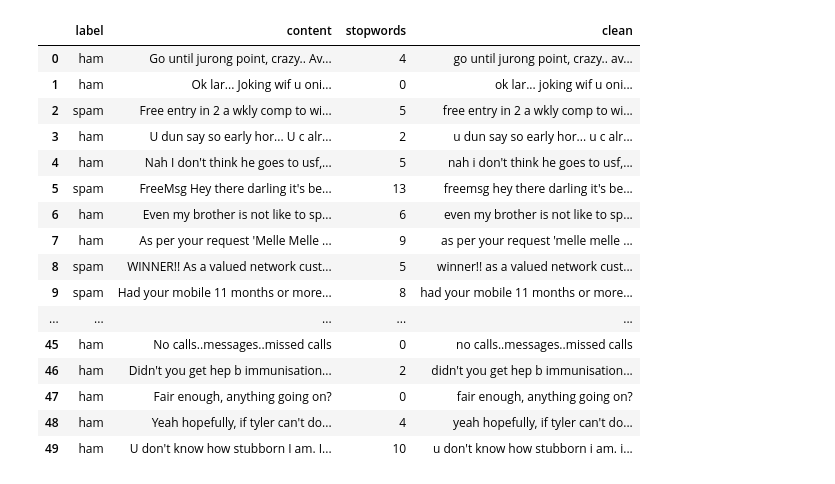
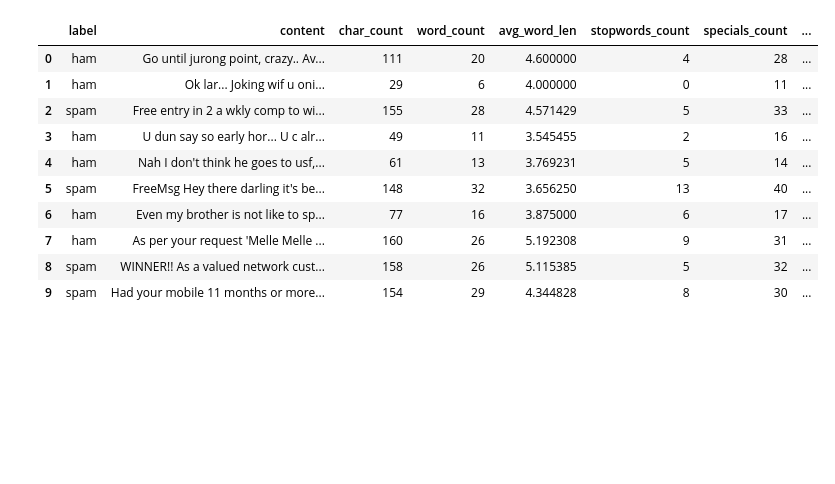
Before and after one commit to zonive/sms-spam-classifier, a Jupyter notebook: projekt.ipynb, the cells around one changed output. Cells and saved outputs as stored; diff of their text form; code cells hidden in the pictures; blank space fills up the shorter version.

Commit message:
Update projekt.ipynb
Zrobiona normalizacja, zrobić wektory

```diff
--- a/projekt.ipynb
+++ b/projekt.ipynb
@@ -3,5 +13,5 @@ import pandas as pd
 # %%
 #Delete unnecesary column and chech length of messeage
-train = pd.read_csv('spam.csv', encoding = 'latin-1')
-train.drop(['Unnamed: 2', 'Unnamed: 3', 'Unnamed: 4'], axis=1, inplace=True)
-train.columns = ['label', 'content']
+normal = pd.read_csv('spam.csv', encoding = 'latin-1')
+normal.drop(['Unnamed: 2', 'Unnamed: 3', 'Unnamed: 4'], axis=1, inplace=True)
+normal.columns = ['label', 'content']
@@ -8,14 +20,12 @@ train.columns = ['label', 'content']
 # %%
-#Stats
-train['char_count'] = train['content'].apply(len)
-train['word_count'] = train['content'].apply(lambda x: len(str(x).split(" ")))
+#Length of message
+normal['char_count'] = normal['content'].apply(len)
+#Counting words
+normal['word_count'] = normal['content'].apply(lambda x: len(str(x).split(" ")))
 # %%
+#Length of average word in message
 def avg_word_len(sentence):
     words = sentence.split()
     return (sum(len(word) for word in words)/len(words))
 
-train['avg_word_len'] = train['content'].apply(lambda x: avg_word_len(x))
-
-train.head(10)
-
-#tu zrobić wykresy
+normal['avg_word_len'] = normal['content'].apply(lambda x: avg_word_len(x))
@@ -34,11 +32,6 @@ train.head(10)
 # %%
-#Text processing
-import nltk
-from nltk.corpus import stopwords
-
-nltk.download('stopwords')
+#Counting stopwords
+#nltk.download('stopwords')
 stop = stopwords.words('english')
 
-train['stopwords'] = train['content'].apply(lambda x : len([x for x in x.split() if x in stop]))
-
-train[['label', 'content', 'stopwords']].head()
+normal['stopwords_count'] = normal['content'].apply(lambda x : len([x for x in x.split() if x in stop]))
@@ -54,0 +38,21 @@ train[['label', 'content', 'stopwords']].head()
+# %%
+#Counting specials and  numeric chars
+normal['specials_count'] = normal['content'].apply(lambda x: len(re.sub('[\w]+', '', x)))
+normal['numerics_count'] = normal['content'].apply(lambda x: len([x for x in x.split() if x.isdigit()]))
+
+#Counting words with only upper letters
+normal['uppers_count'] = normal['content'].apply(lambda x: len([x for x in x.split() if x.isupper()]))
+
+normal.head(10)
+# %% [output]
+|  | label | content | char_count | word_count | avg_word_len | stopwords_count | specials_count | ... |
+| 0 | ham | Go until jurong point, crazy.. Av... | 111 | 20 | 4.600000 | 4 | 28 | ... |
+| 1 | ham | Ok lar... Joking wif u oni... | 29 | 6 | 4.000000 | 0 | 11 | ... |
+| 2 | spam | Free entry in 2 a wkly comp to wi... | 155 | 28 | 4.571429 | 5 | 33 | ... |
+| 3 | ham | U dun say so early hor... U c alr... | 49 | 11 | 3.545455 | 2 | 16 | ... |
+| 4 | ham | Nah I don't think he goes to usf,... | 61 | 13 | 3.769231 | 5 | 14 | ... |
+| 5 | spam | FreeMsg Hey there darling it's be... | 148 | 32 | 3.656250 | 13 | 40 | ... |
+| 6 | ham | Even my brother is not like to sp... | 77 | 16 | 3.875000 | 6 | 17 | ... |
+| 7 | ham | As per your request 'Melle Melle ... | 160 | 26 | 5.192308 | 9 | 31 | ... |
+| 8 | spam | WINNER!! As a valued network cust... | 158 | 26 | 5.115385 | 5 | 32 | ... |
+| 9 | spam | Had your mobile 11 months or more... | 154 | 29 | 4.344828 | 8 | 30 | ... |
@@ -55,22 +63,10 @@ train[['label', 'content', 'stopwords']].head()
 # %%
+#save date before processing to comparize
+normal['backup'] = normal['content']
+
 #toLower
-train['clean'] = train['content'].apply(lambda x: " ".join(x.lower() for x in x.split()))
-train[['label', 'content', 'stopwords','clean']].head(50)
+normal['content'] = normal['content'].apply(lambda x: " ".join(x.lower() for x in x.split()))
+#remove specials
+normal['content'] = normal['content'].str.replace('[^\w\s]','')
+#remove stopwords
+normal['content'] = normal['content'].apply(lambda x: " ".join(x for x in x.split() if x not in stop))
-# %% [output]
-|  | label | content | stopwords | clean |
-| 0 | ham | Go until jurong point, crazy.. Av... | 4 | go until jurong point, crazy.. av... |
-| 1 | ham | Ok lar... Joking wif u oni... | 0 | ok lar... joking wif u oni... |
-| 2 | spam | Free entry in 2 a wkly comp to wi... | 5 | free entry in 2 a wkly comp to wi... |
-| 3 | ham | U dun say so early hor... U c alr... | 2 | u dun say so early hor... u c alr... |
-| 4 | ham | Nah I don't think he goes to usf,... | 5 | nah i don't think he goes to usf,... |
-| 5 | spam | FreeMsg Hey there darling it's be... | 13 | freemsg hey there darling it's be... |
-| 6 | ham | Even my brother is not like to sp... | 6 | even my brother is not like to sp... |
-| 7 | ham | As per your request 'Melle Melle ... | 9 | as per your request 'melle melle ... |
-| 8 | spam | WINNER!! As a valued network cust... | 5 | winner!! as a valued network cust... |
-| 9 | spam | Had your mobile 11 months or more... | 8 | had your mobile 11 months or more... |
-| ... | ... | ... | ... | ... |
-| 45 | ham | No calls..messages..missed calls | 0 | no calls..messages..missed calls |
-| 46 | ham | Didn't you get hep b immunisation... | 2 | didn't you get hep b immunisation... |
-| 47 | ham | Fair enough, anything going on? | 0 | fair enough, anything going on? |
-| 48 | ham | Yeah hopefully, if tyler can't do... | 4 | yeah hopefully, if tyler can't do... |
-| 49 | ham | U don't know how stubborn I am. I... | 10 | u don't know how stubborn i am. i... |
```
Also changed, not shown: parts of 18 cells of this notebook.
